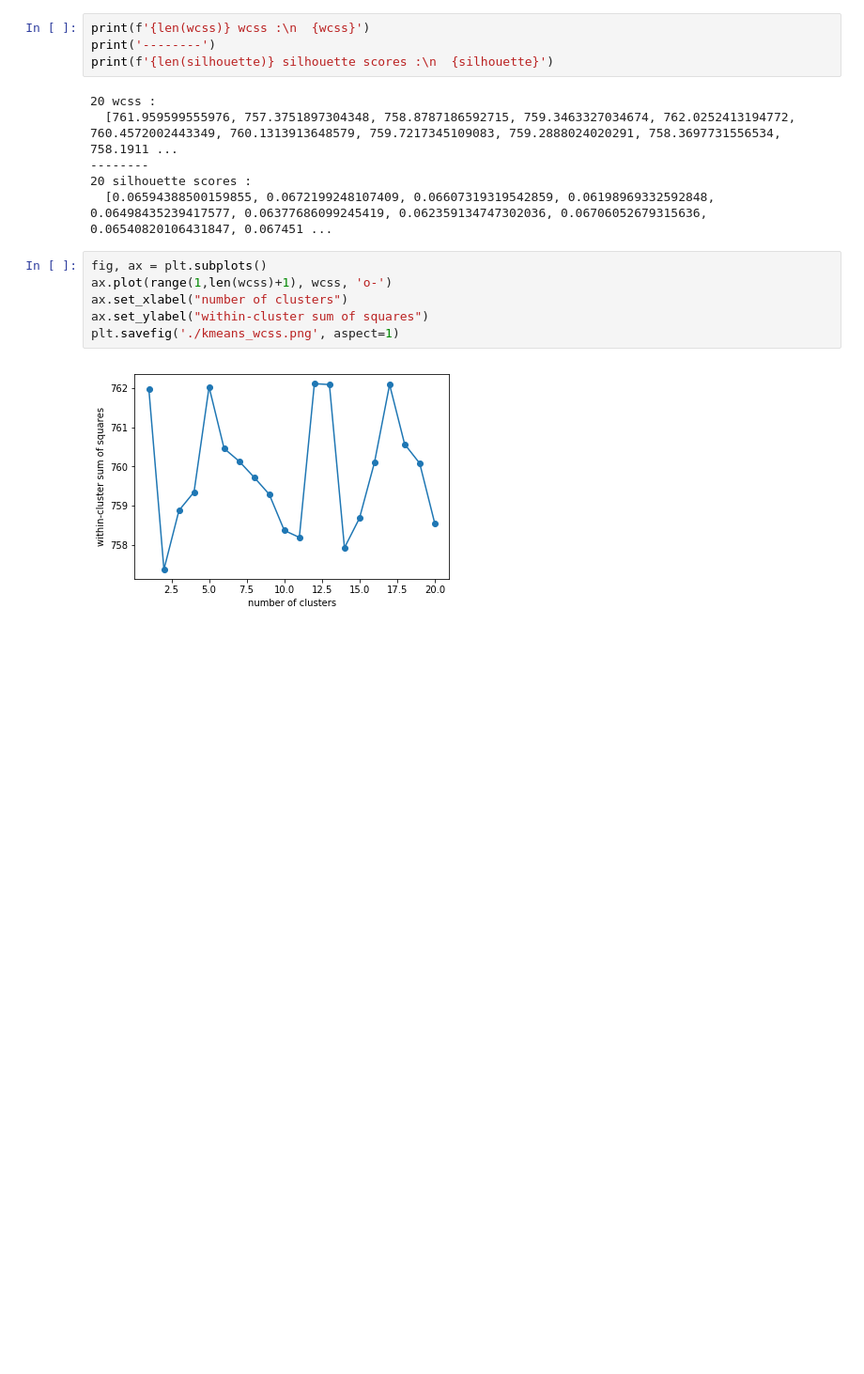
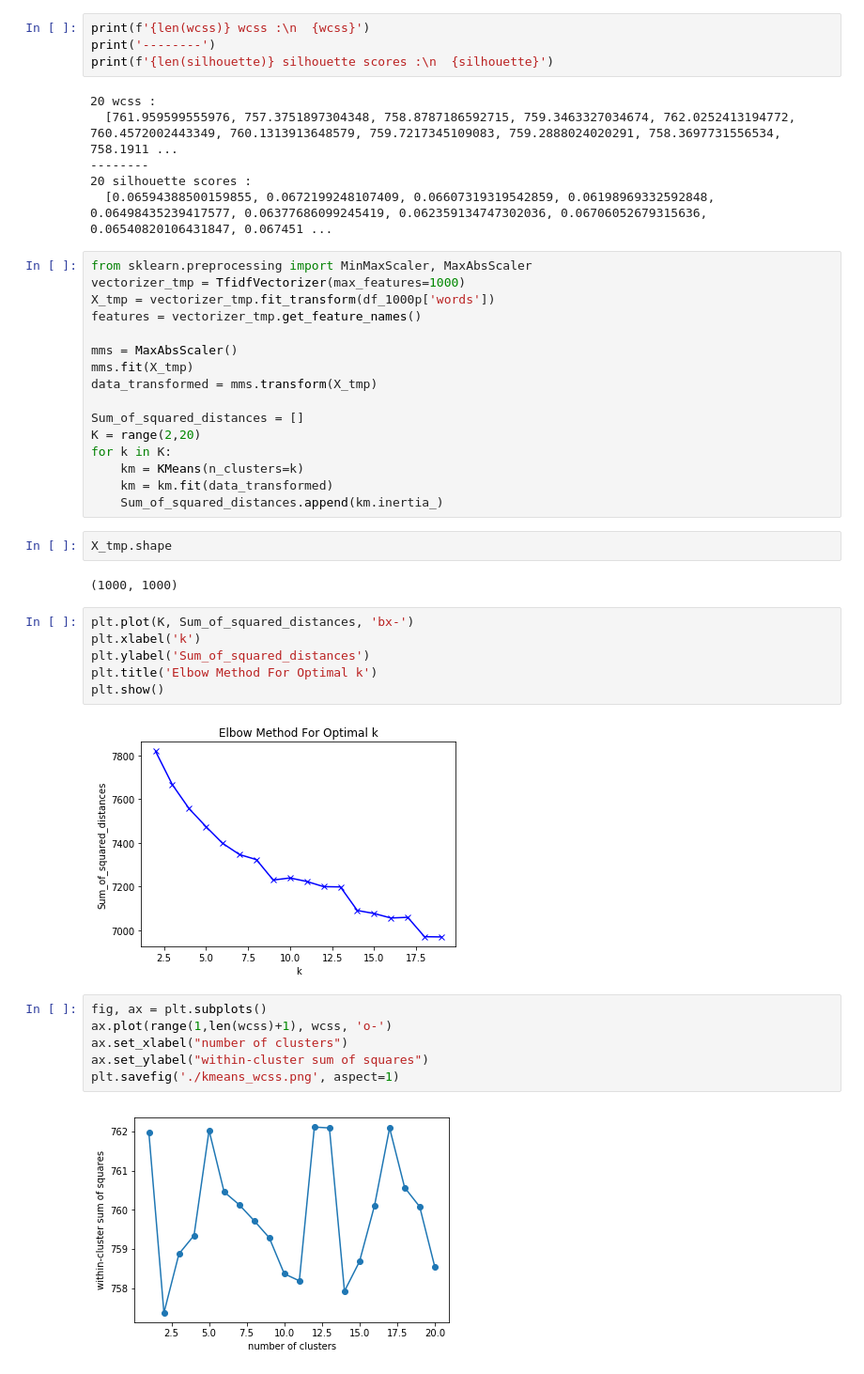
Before and after one commit to LuWang-zishuijing/ResumeClassifier, a Jupyter notebook: coding_test_on_1000p_data.ipynb, the cells around one changed output. Shown: that part at 94% size. Cells and saved outputs as stored; diff of their text form; blank space fills up the shorter version.

Commit message:
add test_all_data

```diff
--- a/coding_test_on_1000p_data.ipynb
+++ b/coding_test_on_1000p_data.ipynb
@@ -178,6 +178,34 @@ print(f'{len(silhouette)} silhouette scores :\n  {silhouette}')
 --------
 20 silhouette scores :
   [0.06594388500159855, 0.0672199248107409, 0.06607319319542859, 0.06198969332592848, 0.06498435239417577, 0.06377686099245419, 0.062359134747302036, 0.06706052679315636, 0.06540820106431847, 0.067451 ...
+# %%
+from sklearn.preprocessing import MinMaxScaler, MaxAbsScaler
+vectorizer_tmp = TfidfVectorizer(max_features=1000)
+X_tmp = vectorizer_tmp.fit_transform(df_1000p['words'])
+features = vectorizer_tmp.get_feature_names()
+
+mms = MaxAbsScaler()
+mms.fit(X_tmp)
+data_transformed = mms.transform(X_tmp)
+
+Sum_of_squared_distances = []
+K = range(2,20)
+for k in K:
+    km = KMeans(n_clusters=k)
+    km = km.fit(data_transformed)
+    Sum_of_squared_distances.append(km.inertia_)
+# %%
+X_tmp.shape
+# %% [output]
+(1000, 1000)
+# %%
+plt.plot(K, Sum_of_squared_distances, 'bx-')
+plt.xlabel('k')
+plt.ylabel('Sum_of_squared_distances')
+plt.title('Elbow Method For Optimal k')
+plt.show()
+# %% [output]
+[figure, added]
 # %%
 fig, ax = plt.subplots()
 ax.plot(range(1,len(wcss)+1), wcss, 'o-')
```
Also changed, not shown: parts of 13 cells of this notebook, 3 other files.
